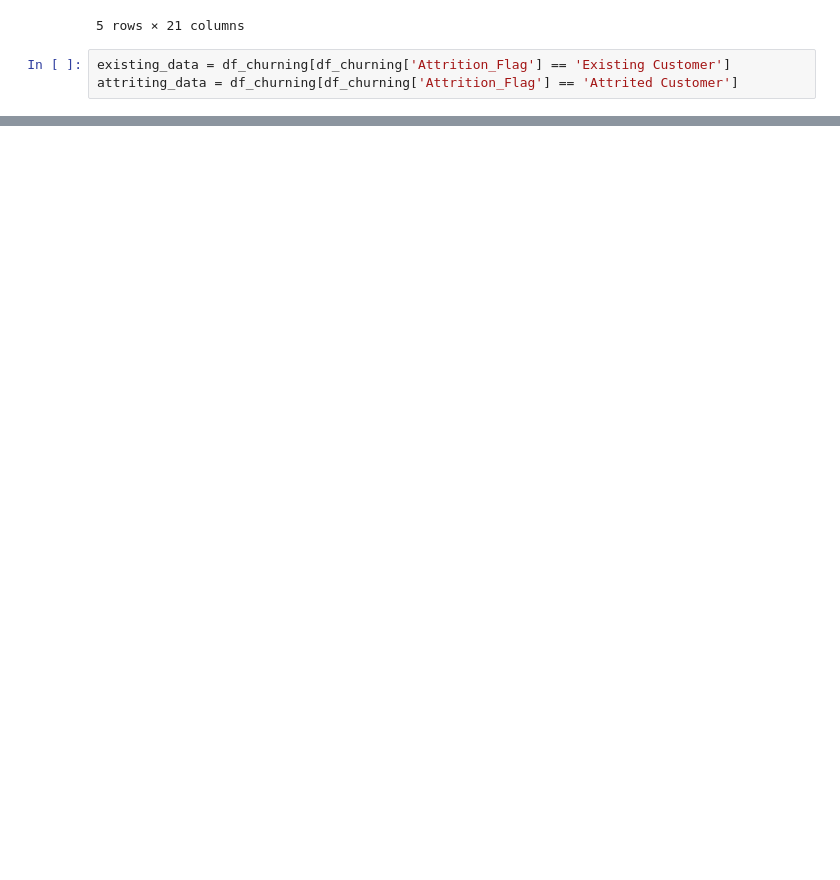
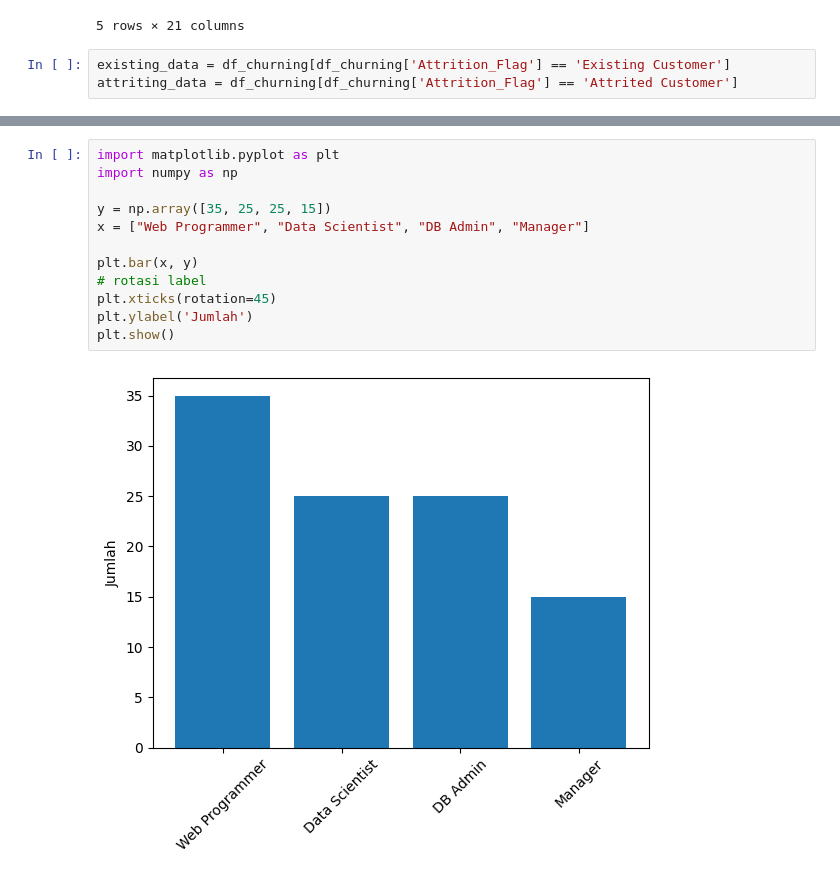
Before and after one commit to aliifam/ppd, a Jupyter notebook: ppd/pekan3/eda.ipynb, the cells around one changed output, grey strips where cells are left out. Drawn from its saved outputs; the diff is of its cells as text; blank space fills up the shorter version.

```diff
--- a/ppd/pekan3/eda.ipynb
+++ b/ppd/pekan3/eda.ipynb
@@ -42,0 +88,14 @@ plt.show()
+# %%
+import matplotlib.pyplot as plt
+import numpy as np
+
+y = np.array([35, 25, 25, 15])
+x = ["Web Programmer", "Data Scientist", "DB Admin", "Manager"]
+
+plt.bar(x, y)
+# rotasi label
+plt.xticks(rotation=45)
+plt.ylabel('Jumlah')
+plt.show()
+# %% [output]
+[figure, added]
```
Also changed, not shown: parts of 11 cells of this notebook.
